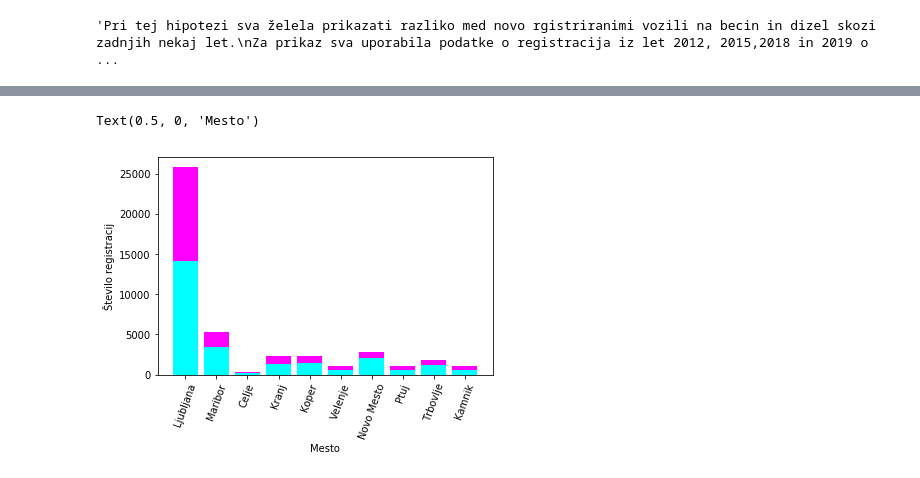
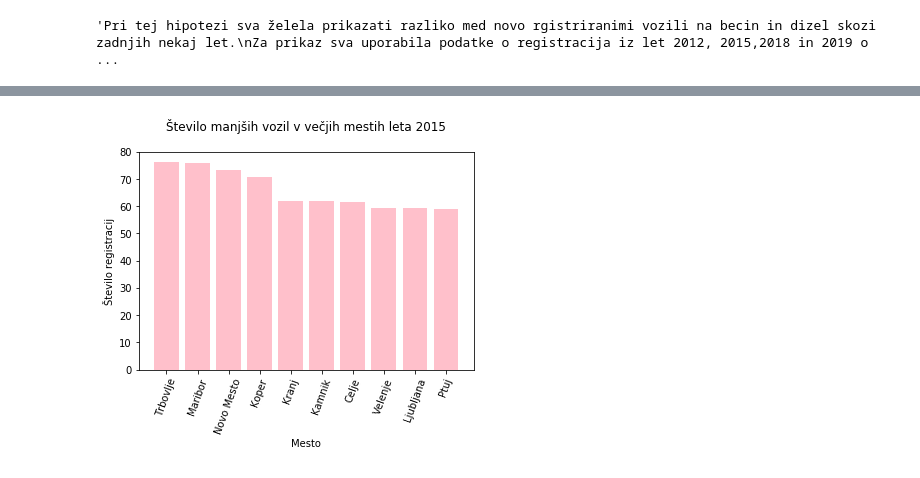
Before and after one commit to araspor/PR19ARMM, a Jupyter notebook: MM/Projektna_mm.ipynb, the cells around one changed output, grey strips where cells are left out. Drawn from its saved outputs; the diff is of its cells as text; code cells hidden in the pictures.

Commit message:
avtombili po vrsti goriva in velikosti

```diff
--- a/MM/Projektna_mm.ipynb
+++ b/MM/Projektna_mm.ipynb
@@ -249,14 +206,30 @@ for id_m in id_mesta:
+# %%
+manjsa_vozila15 = []
+mesta15 = []
+man_voz15 = []
+reg15 = dict()
+
+temp15 = data15[data15['J-Kategorija in vrsta vozila (oznaka)'] == 'M1']
+
+for id_m in id_mesta:
+    avti_mesto15 = temp15[temp15['C1.3-Obcina uporabnika vozila (oznaka)'] == id_m]
+    st = len(temp15[temp15['C1.3-Obcina uporabnika vozila (oznaka)'] == id_m])
+    manjsa_vozila15.append((len(avti_mesto15[avti_mesto15['Y.1-Dolzina'] <= 4465]) * 100)/st)
+
+for val,city in zip(manjsa_vozila15, mesta):
+    reg15[val] = city
+
+for key,val in sorted(reg15.items(), reverse=True):
+    man_voz15.append(key)
+    mesta15.append(val)
 # %%
 x = range(len(mesta))
-plt.bar(x, manjsa_vozila, color='cyan', align='center', label='Manjsa vozila')
-plt.bar(x, vecja_vozila, bottom=manjsa_vozila, color='magenta', align='center', label='vecja vozila')
+plt.bar(x, man_voz15, color='pink', align='center', label='Manjsa vozila')
 plt.xticks(x)
-plt.gca().set_xticklabels(mesta, rotation=70)
+plt.gca().set_xticklabels(mesta15, rotation=70)
 plt.ylabel('Število registracij')
 plt.xlabel('Mesto')
-#plt.title('Število na novo registriranih dizelskih in bencinskih vozil\n')
-#plt.legend();
-#plt.savefig('goriva_st.png', bbox_inches='tight')
+plt.title('Število manjših vozil v večjih mestih leta 2015\n')
+plt.savefig('manjsa_vozila_2015.png', bbox_inches='tight')
 # %% [output]
-Text(0.5, 0, 'Mesto')
-[figure, old version]
+[figure, new version]
```
Also changed, not shown: parts of 7 cells of this notebook.
